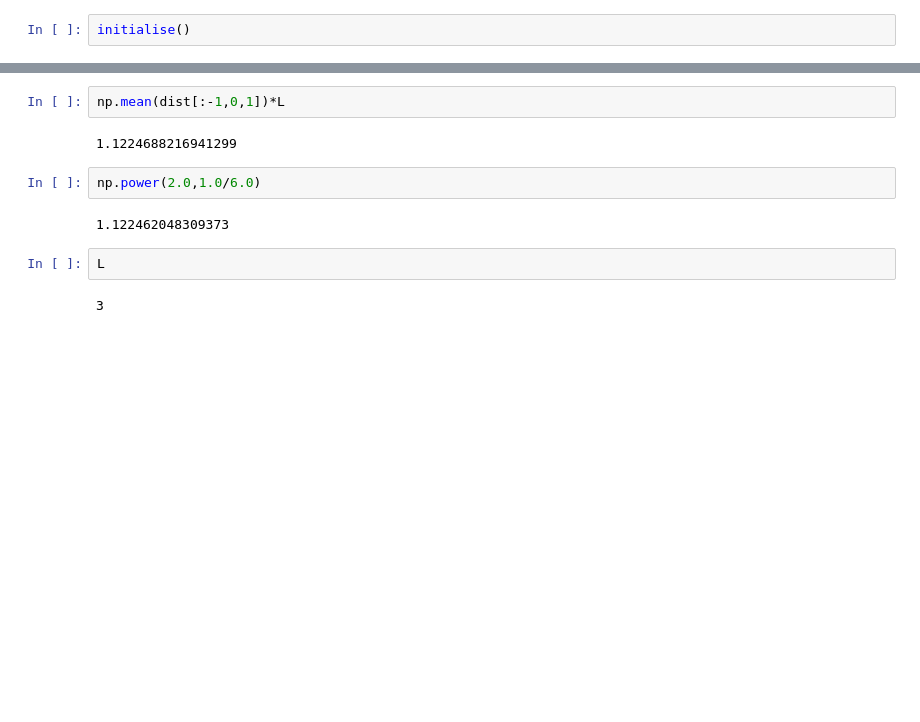
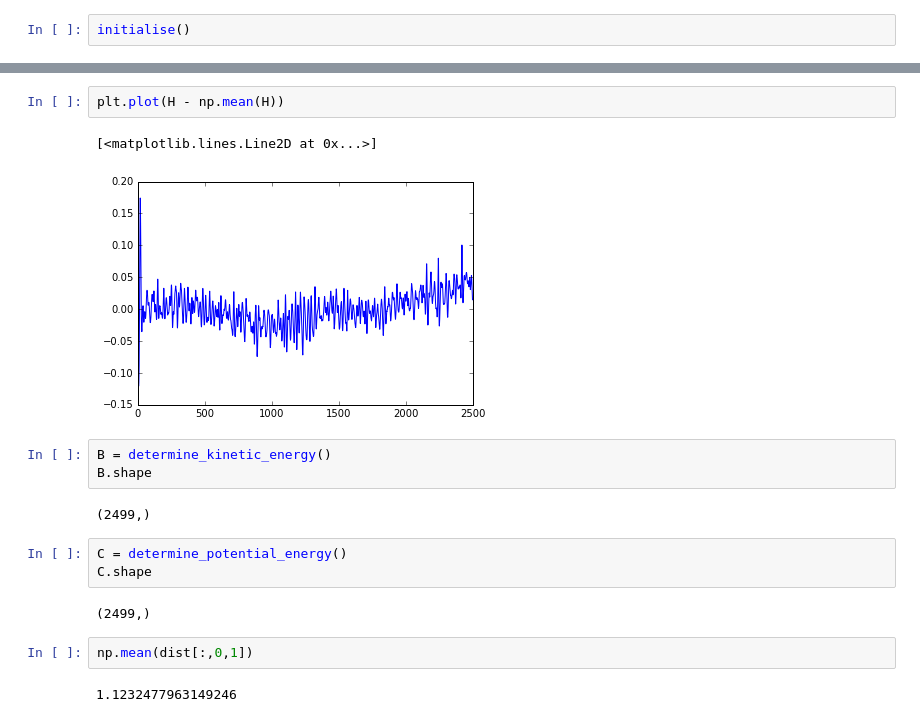
Before and after one commit to JesseSlim/comp-phys-2016, a Jupyter notebook: molecular-dynamics/simulation/TestSimulation.ipynb, the cells around one changed output, grey strips where cells are left out. Saved outputs shown, nothing was run; the diff lists cells and outputs as text; blank space fills up the shorter version.

```diff
--- a/molecular-dynamics/simulation/TestSimulation.ipynb
+++ b/molecular-dynamics/simulation/TestSimulation.ipynb
@@ -215,12 +246,19 @@ plt.plot(np.linalg.norm(v[:,1,:], axis=1))
+# %%
+plt.plot(H - np.mean(H))
+# %% [output]
+[<matplotlib.lines.Line2D at 0x...>]
+[figure, added]
+# %%
+B = determine_kinetic_energy()
+B.shape
+# %% [output]
+(2499,)
+# %%
+C = determine_potential_energy()
+C.shape
+# %% [output]
+(2499,)
 # %%
-np.mean(dist[:-1,0,1])*L
+np.mean(dist[:,0,1])
 # %% [output]
-1.1224688216941299
+1.1232477963149246
-# %%
-np.power(2.0,1.0/6.0)
-# %% [output]
-1.122462048309373
-# %%
-L
-# %% [output]
-3
```
Also changed, not shown: parts of 13 cells of this notebook.
